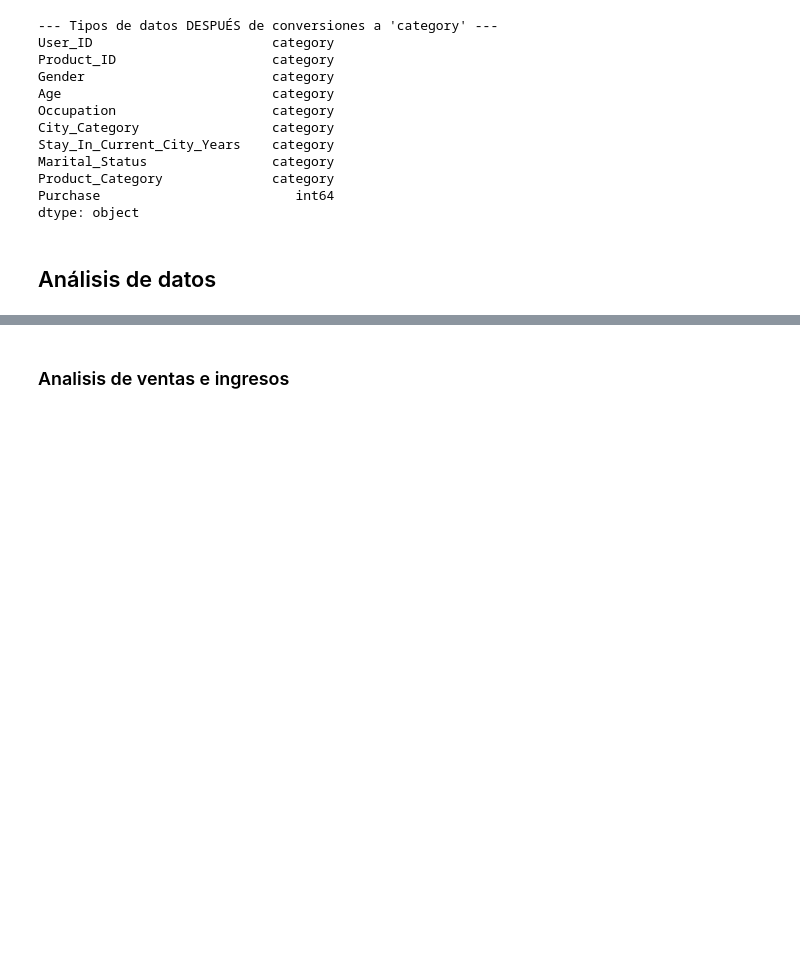
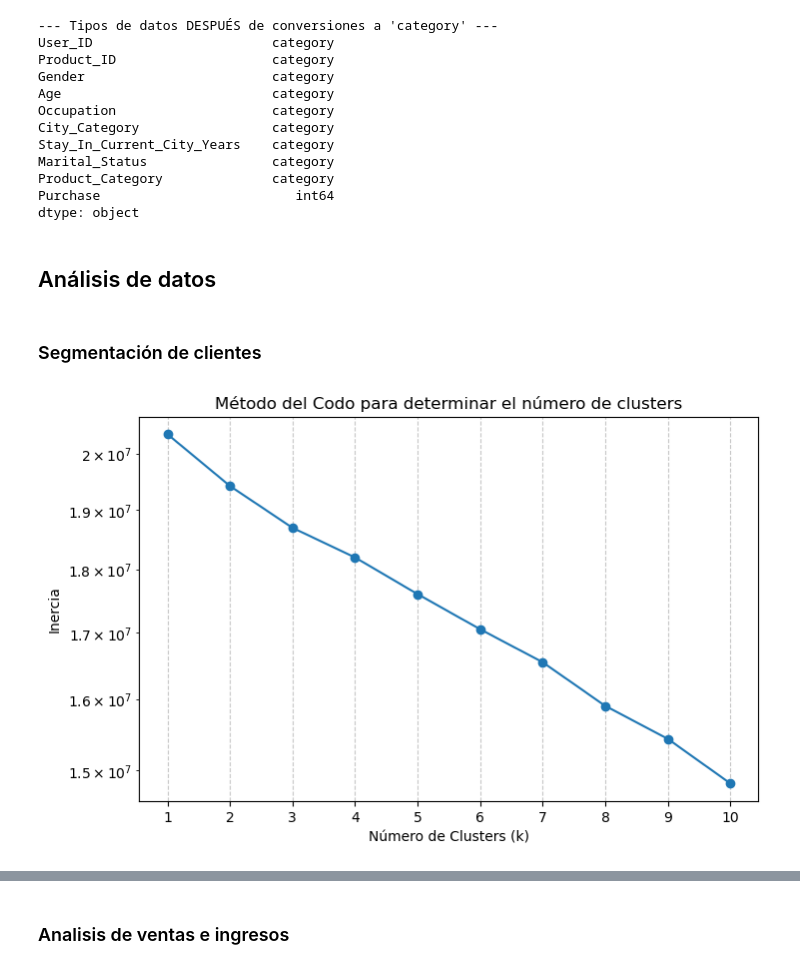
Before and after one commit to rogeralvarado96/An-lisis_wallmark, a Jupyter notebook: Análisis walmart.ipynb, the cells around one changed output, grey strips where cells are left out. Drawn from its saved outputs; the diff is of its cells as text; code cells hidden in the pictures; blank space fills up the shorter version.

```diff
--- a/Análisis walmart.ipynb
+++ b/Análisis walmart.ipynb
@@ -174,3 +158,5 @@ Purchase                         int64
 dtype: object
 # %% [markdown]
 ## Análisis de datos
+# %% [markdown]
+### Segmentación de clientes
@@ -176,0 +183,24 @@ dtype: object
+# %%
+# Escalar las variables usando StandardScaler
+scaler = StandardScaler()
+scaled_features = scaler.fit_transform(df_segmentation)
+# %%
+    # Método del Codo para encontrar el número óptimo de clusters
+    inercia = [] # Lista para guardar la inercia para cada número de clusters
+    for i in range(1, 11): # Probar de 1 a 10 clusters
+        kmeans = KMeans(n_clusters=i, random_state=42, n_init=10) # n_init para evitar problemas de convergencia
+        kmeans.fit(scaled_features) # Entrenar K-Means con los datos escalados
+        inercia.append(kmeans.inertia_) # Guardar la inercia
+
+    # Graficar el Método del Codo
+    plt.figure(figsize=(8, 5))
+    plt.plot(range(1, 11), inercia, marker='o')
+    plt.title('Método del Codo para determinar el número de clusters')
+    plt.xlabel('Número de Clusters (k)')
+    plt.ylabel('Inercia')
+    plt.xticks(range(1, 11)) # Asegurar que se muestren todos los valores de k en el eje x
+    plt.grid(True, linestyle='--', alpha=0.7) # Añadir una rejilla para mejor legibilidad
+    plt.yscale('log')  # Agregar escala logarítmica
+    plt.show()
+# %% [output]
+[figure, added]
```
Also changed, not shown: parts of 10 cells of this notebook, 1 other file.
